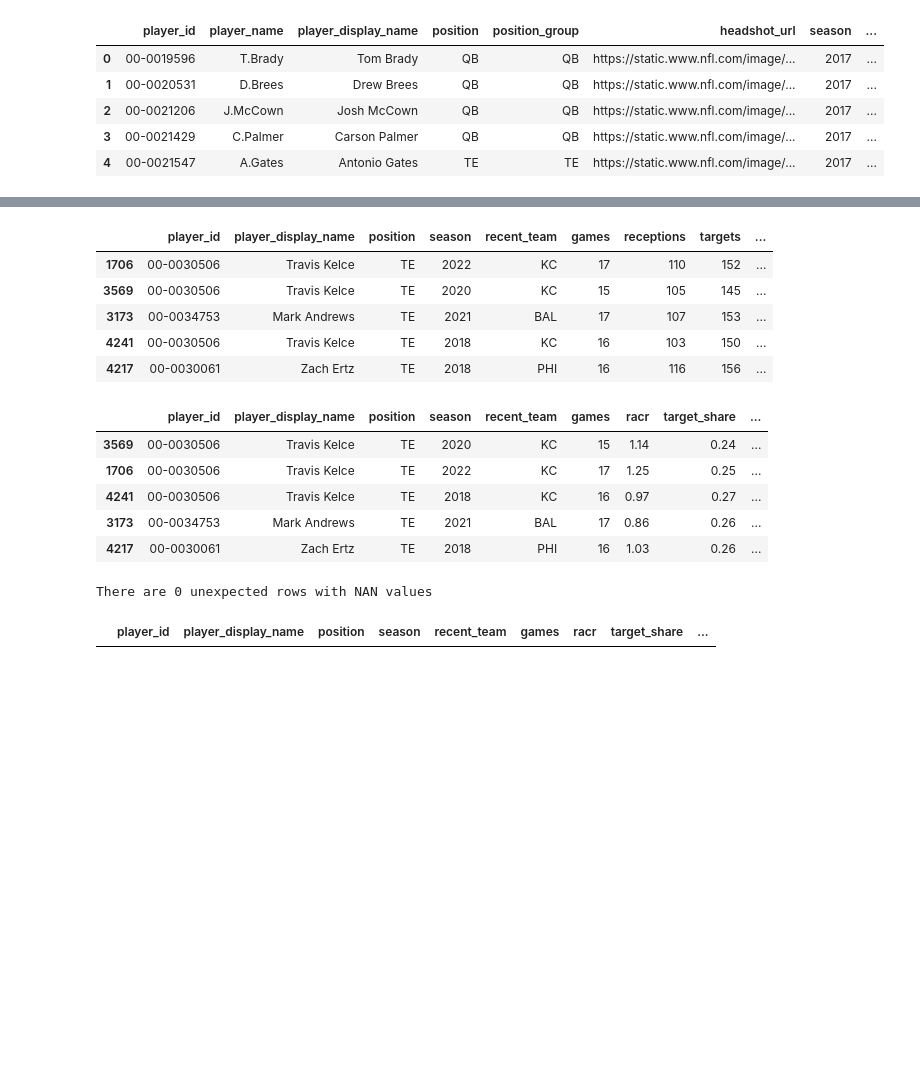
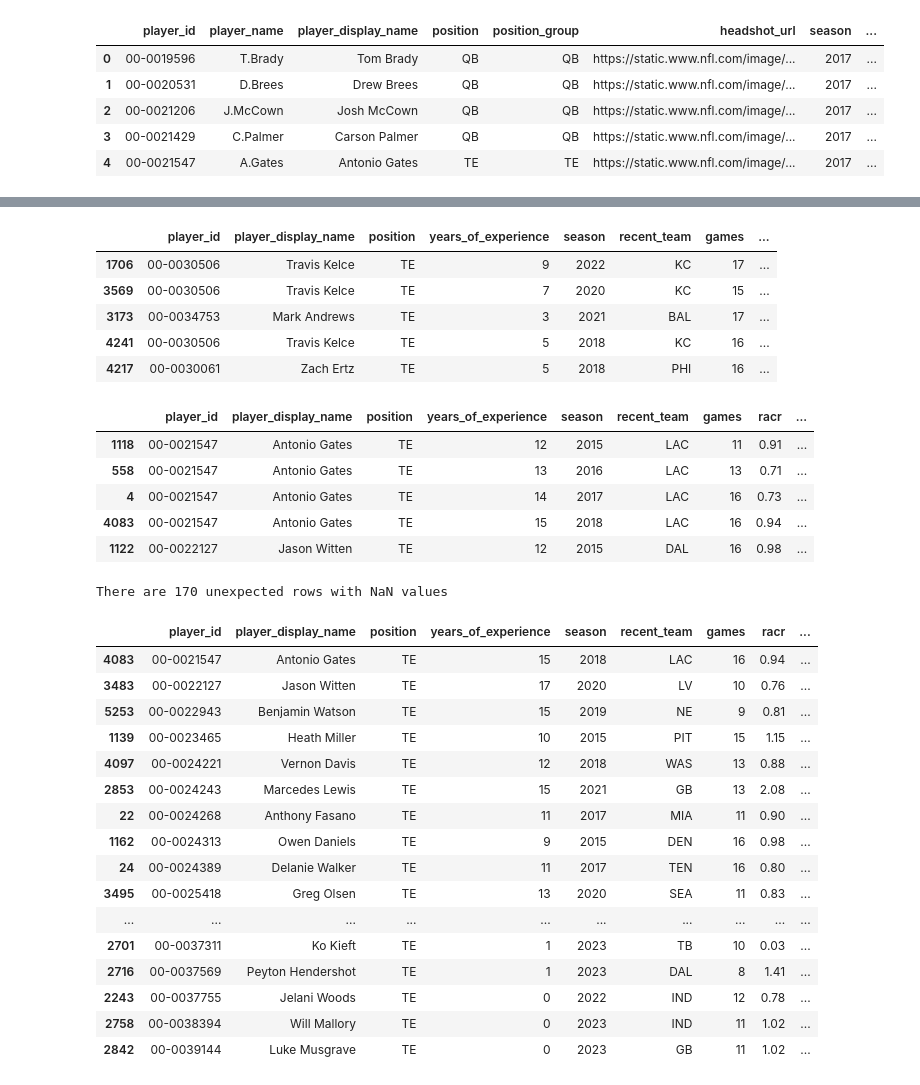
Before and after one commit to jackewings/Fantasy-Football-Predictor, a Jupyter notebook: notebooks/01_data_prep.ipynb, the cells around one changed output, grey strips where cells are left out. Cells and saved outputs as stored; diff of their text form; code cells hidden in the pictures; blank space fills up the shorter version.

```diff
--- a/notebooks/01_data_prep.ipynb
+++ b/notebooks/01_data_prep.ipynb
@@ -172,7 +192,8 @@ memory usage: 70.9+ KB
 # %%
+# Creating the RB only dataframes which contains player info and stats specific to the position
 rb_all = all_seasons[all_seasons['position'] == 'RB']
 
-rb_filtered = rb_all[['player_id', 'player_display_name', 'position', 'season', 'recent_team', 'games',
+rb_filtered = rb_all[['player_id', 'player_display_name', 'position', 'years_of_experience', 'season', 'recent_team', 'games',
                       'carries', 'rushing_yards', 'rushing_tds', 'rushing_fumbles', 'rushing_first_downs', 'rushing_epa',
                       'receptions', 'targets', 'receiving_yards', 'receiving_tds', 'receiving_fumbles', 'receiving_air_yards',
                       'receiving_yards_after_catch', 'receiving_first_downs', 'receiving_epa', 'racr', 'target_share', 'air_yards_share',
@@ -308,7 +313,8 @@ memory usage: 205.2+ KB
 # %%
+# Creating the WR only dataframes which contains player info and stats specific to the position
 wr_all = all_seasons[all_seasons['position'] == 'WR']
 
-wr_filtered = wr_all[['player_id', 'player_display_name', 'position', 'season', 'recent_team', 'games',
+wr_filtered = wr_all[['player_id', 'player_display_name', 'position', 'years_of_experience', 'season', 'recent_team', 'games',
                       'carries', 'rushing_yards', 'rushing_tds', 'rushing_fumbles', 'rushing_first_downs',
                       'receptions', 'targets', 'receiving_yards', 'receiving_tds', 'receiving_fumbles', 'receiving_air_yards',
                       'receiving_yards_after_catch', 'receiving_first_downs', 'receiving_epa', 'racr', 'target_share', 'air_yards_share',
@@ -423,7 +433,8 @@ memory usage: 320.8+ KB
 # %%
+# Creating the TE only dataframes which contains player info and stats specific to the position
 te_all = all_seasons[all_seasons['position'] == 'TE']
 
-te_filtered = te_all[['player_id', 'player_display_name', 'position', 'season', 'recent_team', 'games',
+te_filtered = te_all[['player_id', 'player_display_name', 'position', 'years_of_experience', 'season', 'recent_team', 'games',
                       'receptions', 'targets', 'receiving_yards', 'receiving_tds', 'receiving_fumbles', 'receiving_air_yards',
                       'receiving_yards_after_catch', 'receiving_first_downs', 'receiving_epa', 'racr', 'target_share', 'air_yards_share',
                       'wopr', 'fantasy_points_ppr'
@@ -431,13 +442,14 @@ te_filtered = te_all[['player_id', 'player_display_name', 'position', 'season',
 
 te_filtered.sort_values(by = 'fantasy_points_ppr', ascending = False).head()
 # %% [output]
-|  | player_id | player_display_name | position | season | recent_team | games | receptions | targets | ... |
-| 1706 | 00-0030506 | Travis Kelce | TE | 2022 | KC | 17 | 110 | 152 | ... |
-| 3569 | 00-0030506 | Travis Kelce | TE | 2020 | KC | 15 | 105 | 145 | ... |
-| 3173 | 00-0034753 | Mark Andrews | TE | 2021 | BAL | 17 | 107 | 153 | ... |
-| 4241 | 00-0030506 | Travis Kelce | TE | 2018 | KC | 16 | 103 | 150 | ... |
-| 4217 | 00-0030061 | Zach Ertz | TE | 2018 | PHI | 16 | 116 | 156 | ... |
+|  | player_id | player_display_name | position | years_of_experience | season | recent_team | games | ... |
+| 1706 | 00-0030506 | Travis Kelce | TE | 9 | 2022 | KC | 17 | ... |
+| 3569 | 00-0030506 | Travis Kelce | TE | 7 | 2020 | KC | 15 | ... |
+| 3173 | 00-0034753 | Mark Andrews | TE | 3 | 2021 | BAL | 17 | ... |
+| 4241 | 00-0030506 | Travis Kelce | TE | 5 | 2018 | KC | 16 | ... |
+| 4217 | 00-0030061 | Zach Ertz | TE | 5 | 2018 | PHI | 16 | ... |
 # %%
+# Transforming the count stats into per-game stats to make the values more robust to injuries
 te_count_stats = ['receptions', 'targets', 'receiving_yards', 'receiving_tds', 'receiving_fumbles', 'receiving_air_yards',
                   'receiving_yards_after_catch', 'receiving_first_downs', 'receiving_epa', 'fantasy_points_ppr']
 
@@ -447,36 +459,55 @@ te_per_game = te_filtered.copy()
 for stat in te_count_stats:
     te_per_game[stat + '_per_game'] = (te_per_game[stat] / te_per_game['games'].replace(0, pd.NA))
 
-# Now you can drop or keep original total columns depending on your preference
-# For example, keep per-game only:
-te_per_game = te_per_game[['player_id', 'player_display_name', 'position', 'season', 'recent_team', 'games', 'racr', 'target_share',
+te_per_game = te_per_game[['player_id', 'player_display_name', 'position', 'years_of_experience', 'season', 'recent_team', 'games', 'racr', 'target_share',
                            'air_yards_share', 'wopr'] + [col for col in te_per_game.columns if col.endswith('_per_game')]]
 
+# Filtering to only include players with >= 8 games played
 te_per_game_filtered = te_per_game[te_per_game['games'] >= 8].round(2)
 
-# Sort by player and season
 te_per_game_filtered = te_per_game_filtered.sort_values(by = ['player_id', 'season'])
 
-# Create target variable
+# Creating the target variable
 te_per_game_filtered['fantasy_points_ppr_per_game_next_year'] = (
     te_per_game_filtered.groupby('player_id')['fantasy_points_ppr_per_game'].shift(-1)
 )
 
-te_per_game_filtered.sort_values(by = 'fantasy_points_ppr_per_game', ascending = False).head()
+te_per_game_filtered.head()
 # %% [output]
-|  | player_id | player_display_name | position | season | recent_team | games | racr | target_share | ... |
-| 3569 | 00-0030506 | Travis Kelce | TE | 2020 | KC | 15 | 1.14 | 0.24 | ... |
-| 1706 | 00-0030506 | Travis Kelce | TE | 2022 | KC | 17 | 1.25 | 0.25 | ... |
-| 4241 | 00-0030506 | Travis Kelce | TE | 2018 | KC | 16 | 0.97 | 0.27 | ... |
-| 3173 | 00-0034753 | Mark Andrews | TE | 2021 | BAL | 17 | 0.86 | 0.26 | ... |
-| 4217 | 00-0030061 | Zach Ertz | TE | 2018 | PHI | 16 | 1.03 | 0.26 | ... |
+|  | player_id | player_display_name | position | years_of_experience | season | recent_team | games | racr | ... |
+| 1118 | 00-0021547 | Antonio Gates | TE | 12 | 2015 | LAC | 11 | 0.91 | ... |
+| 558 | 00-0021547 | Antonio Gates | TE | 13 | 2016 | LAC | 13 | 0.71 | ... |
+| 4 | 00-0021547 | Antonio Gates | TE | 14 | 2017 | LAC | 16 | 0.73 | ... |
+| 4083 | 00-0021547 | Antonio Gates | TE | 15 | 2018 | LAC | 16 | 0.94 | ... |
+| 1122 | 00-0022127 | Jason Witten | TE | 12 | 2015 | DAL | 16 | 0.98 | ... |
 # %%
-te_per_game_filtered_no_target = te_per_game_filtered.drop(columns = 'fantasy_points_ppr_per_game_next_year')
+# Observing potential missing values (NaN values are expected in the 2024 season for the target variable)
+te_per_game_filtered_no_2024 = te_per_game_filtered[te_per_game_filtered['season'] != 2024]
 
-print(f'There are {te_per_game_filtered_no_target.isna().any(axis = 1).sum()} unexpected rows with NAN values\n')
+print(f'There are {te_per_game_filtered_no_2024.isna().any(axis = 1).sum()} unexpected rows with NaN values\n')
 
-te_per_game_filtered_no_target[te_per_game_filtered_no_target.isna().any(axis = 1)]
+te_na_obs = te_per_game_filtered_no_2024[te_per_game_filtered_no_2024.isna().any(axis = 1)]
+
+te_na_obs
+
+# Missing values appear to be due to lack of playing time or retirement in the following year
 # %% [output]
-There are 0 unexpected rows with NAN values
+There are 170 unexpected rows with NaN values
-|  | player_id | player_display_name | position | season | recent_team | games | racr | target_share | ... |
+|  | player_id | player_display_name | position | years_of_experience | season | recent_team | games | racr | ... |
+| 4083 | 00-0021547 | Antonio Gates | TE | 15 | 2018 | LAC | 16 | 0.94 | ... |
+| 3483 | 00-0022127 | Jason Witten | TE | 17 | 2020 | LV | 10 | 0.76 | ... |
+| 5253 | 00-0022943 | Benjamin Watson | TE | 15 | 2019 | NE | 9 | 0.81 | ... |
+| 1139 | 00-0023465 | Heath Miller | TE | 10 | 2015 | PIT | 15 | 1.15 | ... |
+| 4097 | 00-0024221 | Vernon Davis | TE | 12 | 2018 | WAS | 13 | 0.88 | ... |
+| 2853 | 00-0024243 | Marcedes Lewis | TE | 15 | 2021 | GB | 13 | 2.08 | ... |
+| 22 | 00-0024268 | Anthony Fasano | TE | 11 | 2017 | MIA | 11 | 0.90 | ... |
+| 1162 | 00-0024313 | Owen Daniels | TE | 9 | 2015 | DEN | 16 | 0.98 | ... |
+| 24 | 00-0024389 | Delanie Walker | TE | 11 | 2017 | TEN | 16 | 0.80 | ... |
+| 3495 | 00-0025418 | Greg Olsen | TE | 13 | 2020 | SEA | 11 | 0.83 | ... |
+| ... | ... | ... | ... | ... | ... | ... | ... | ... | ... |
+| 2701 | 00-0037311 | Ko Kieft | TE | 1 | 2023 | TB | 10 | 0.03 | ... |
+| 2716 | 00-0037569 | Peyton Hendershot | TE | 1 | 2023 | DAL | 8 | 1.41 | ... |
+| 2243 | 00-0037755 | Jelani Woods | TE | 0 | 2022 | IND | 12 | 0.78 | ... |
+| 2758 | 00-0038394 | Will Mallory | TE | 0 | 2023 | IND | 11 | 1.02 | ... |
+| 2842 | 00-0039144 | Luke Musgrave | TE | 0 | 2023 | GB | 11 | 1.02 | ... |
 # %%
```
Also changed, not shown: parts of 22 cells of this notebook, 24 other files.
